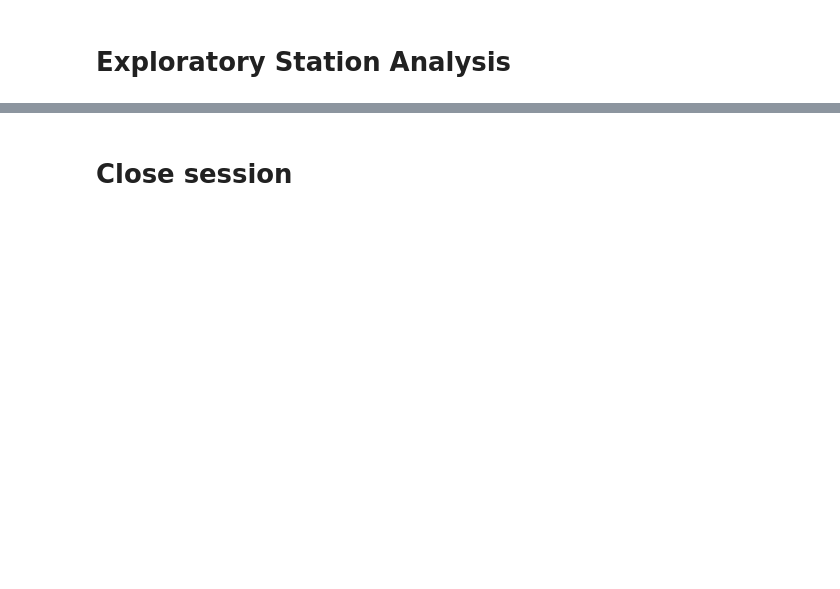
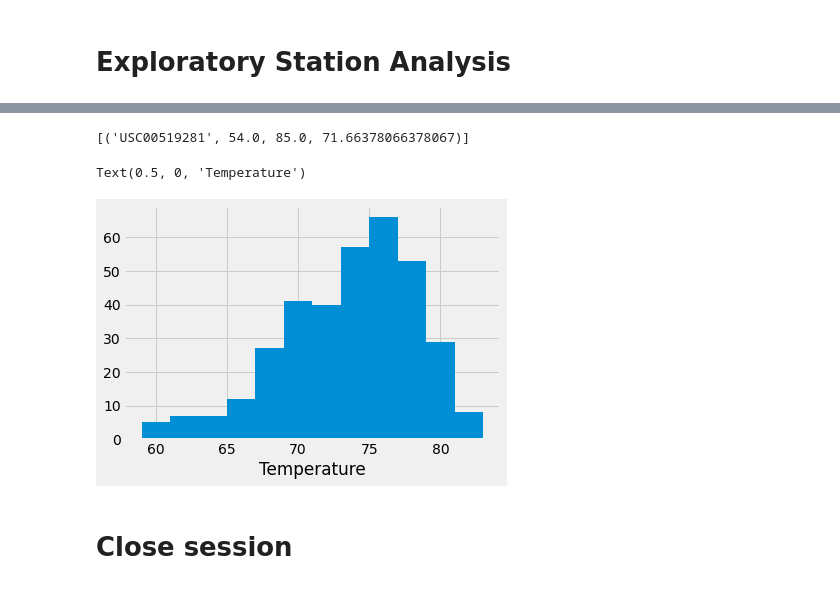
Before and after one commit to D11eleven/sqlalchemy-challenge, a Jupyter notebook: climate_starter.ipynb, the cells around one changed output, grey strips where cells are left out. Saved outputs shown, nothing was run; the diff lists cells and outputs as text; code cells hidden in the pictures; blank space fills up the shorter version.

```diff
--- a/climate_starter.ipynb
+++ b/climate_starter.ipynb
@@ -137,8 +202,48 @@ session.query(func.count(Station.station)).all()
 # %%
 # Using the most active station id from the previous query, calculate the lowest, highest, and average temperature.
+
+session.query(Measurement.station,
+       func.min(Measurement.tobs),
+       func.max(Measurement.tobs),
+       func.avg(Measurement.tobs)).\
+       filter(Measurement.station == "USC00519281").all()
+
+#act 3-3
+# %% [output]
+[('USC00519281', 54.0, 85.0, 71.66378066378067)]
 # %%
 # Using the most active station id
 # Query the last 12 months of temperature observation data for this station and plot the results as a histogram
+
+
+last_twelve = session.query(Measurement.tobs).\
+        filter(Measurement.date >= year_ago).\
+        filter(Measurement.station == "USC00519281").all()
+
+
+last_twelve_df = pd.DataFrame(last_twelve)
+
+# last_twelve_df.head(5)
+
+
+
+
+plt.hist(last_twelve_df['tobs'], bins = 12)
+plt.xlabel("Temperature")
+
+
+
+
+# hist = df.hist(bins=12)
+# plt.hist(last_twelve)
+# last_twelve_df.plot.hist(bins=12)
+# # plt.xlabel(Temperature)
+# # plt.ylabel(Frequency)
+# plt.show
+# print(sts.normaltest(last_twelve.sample(12)))
+# %% [output]
+Text(0.5, 0, 'Temperature')
+[figure, added]
 # %% [markdown]
 # Close session
 # %%
```
Also changed, not shown: parts of 11 cells of this notebook, 3 other files.
